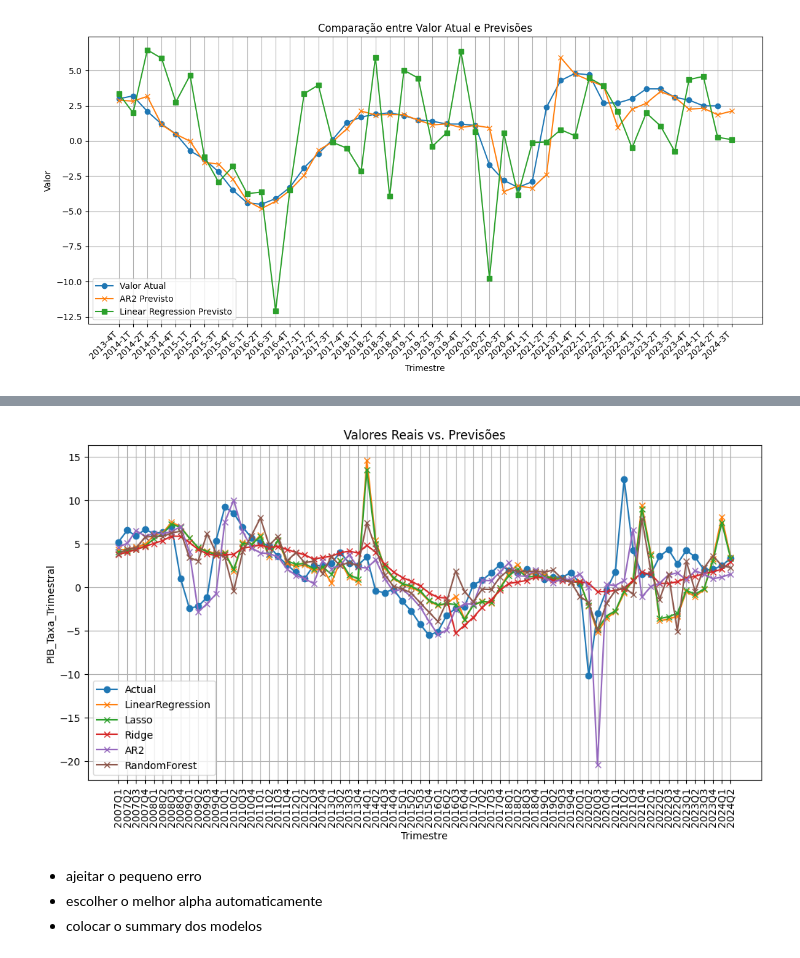
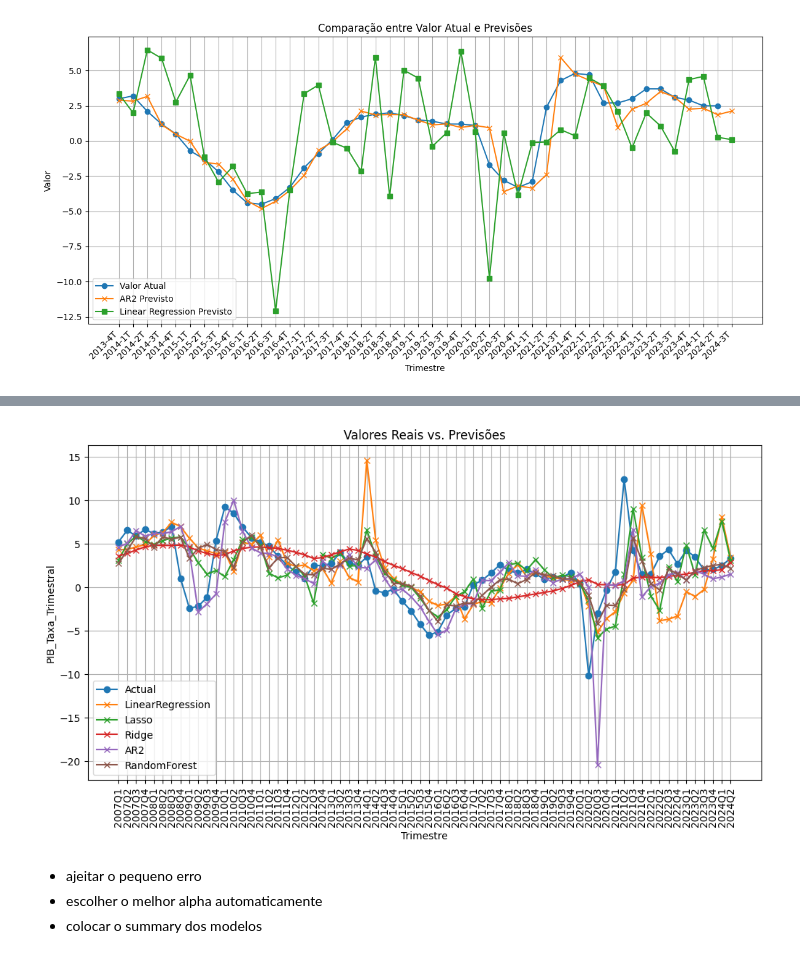
Before and after one commit to dcatrib/tesePython, a Jupyter notebook: Testes_Previsao.ipynb, the cells around one changed output, grey strips where cells are left out. Cells and saved outputs as stored; diff of their text form; code cells hidden in the pictures.

```diff
--- a/Testes_Previsao.ipynb
+++ b/Testes_Previsao.ipynb
@@ -403,71 +403,83 @@ from sklearn.ensemble import RandomForestRegressor
 from statsmodels.tsa.ar_model import AutoReg
 from sklearn.metrics import mean_squared_error
 import statsmodels.api as sm
+import matplotlib.pyplot as plt
 
 # Descartar as observações onde a coluna 'Valor' é missing (NaN)
 df_final_cleaned = df_final_pca.dropna(subset=['PIB_Taxa_Trimestral'])
 df_final_cleaned.loc[:, 'trimestre'] = pd.PeriodIndex(df_final_cleaned['trimestre'], freq='Q')
 df_final_cleaned = df_final_cleaned.set_index('trimestre')  # Set 'trimestre' as index
-#print(df_final_cleaned.head(10))
 
 variavelX = 'PCA'
+variavelX2 = 'Vetor Médio'
 variavelY = 'PIB_Taxa_Trimestral'
 
 # Definir o tamanho da janela deslizante
-window_size = 15 # Ajustar conforme necessário
+window_size = 15  # Ajustar conforme necessário
 
-# Create an empty dictionary to store the forecast results for each model
+# Criar um dicionário vazio para armazenar os resultados das previsões para cada modelo
 forecasts = {}
 
-# Iterate through the models
+# Dicionário para armazenar resumos dos modelos
+model_summaries = {}
+
+# Iterar sobre os modelos
 for model_name in ['LinearRegression', 'Lasso', 'Ridge', 'AR2', 'RandomForest']:
     forecasts[model_name] = []
+    model_summaries[model_name] = []  # Inicializando a lista para armazenar resumos de cada modelo
 
-    # Rolling window loop
+    # Loop da janela deslizante
     for i in range(window_size, len(df_final_cleaned)):
-        # Get the training and testing data for the current window
+        # Obter os dados de treinamento e teste para a janela atual
         train_data = df_final_cleaned.iloc[i - window_size:i]
-        test_data = df_final_cleaned.iloc[i:i + 1]  # Forecast for the next timestamp
+        test_data = df_final_cleaned.iloc[i:i + 1]  # Previsão para o próximo timestamp
 
-        # Prepare features and target variable
+        # Preparar as características e a variável alvo
         X_train = np.array(train_data[variavelX].tolist()).reshape(len(train_data), -1)
         X_test = np.array(test_data[variavelX].tolist()).reshape(len(test_data), -1)
+        X_train2 = np.array(train_data[variavelX2].tolist()).reshape(len(train_data), -1)
+        X_test2 = np.array(test_data[variavelX2].tolist()).reshape(len(test_data), -1)
+
         y_train = train_data[variavelY]
         y_test = test_data[variavelY]
 
-        # Create and train the model based on the model name
+        # Criar e treinar o modelo de acordo com o nome do modelo
         if model_name == 'AR2':
             try:
                 model = AutoReg(y_train, lags=2, trend='n', seasonal=False).fit()  # Removed old='nc'
-                forecast = model.predict(start=len(y_train), end=len(y_train))  # Predict 1 step ahead
+                forecast = model.predict(start=len(y_train), end=len(y_train))  # Prever 1 passo à frente
+                model_summaries[model_name].append({'Model': model_name, 'Params': model.params})
             except ValueError:
-                forecast = [np.nan]  # Or any other appropriate handling for errors
+                forecast = [np.nan]  # Ou qualquer outro manuseio apropriado para erros
         elif model_name == 'Lasso':
-            model = Lasso(alpha=0.1).fit(X_train, y_train)
-            forecast = model.predict(X_test)
+            model = Lasso(alpha=0.01).fit(X_train2, y_train)
+            forecast = model.predict(X_test2)
+            model_summaries[model_name].append({'Model': model_name, 'Coef': model.coef_})
         elif model_name == 'Ridge':
-            model = Ridge(alpha=100).fit(X_train, y_train)
-            forecast = model.predict(X_test)
+            model = Ridge(alpha=100).fit(X_train2, y_train)
+            forecast = model.predict(X_test2)
+            model_summaries[model_name].append({'Model': model_name, 'Coef': model.coef_})
         elif model_name == 'RandomForest':
-            model = RandomForestRegressor().fit(X_train, y_train)
-            forecast = model.predict(X_test)
+            model = RandomForestRegressor().fit(X_train2, y_train)
+            forecast = model.predict(X_test2)
+            model_summaries[model_name].append({'Model': model_name, 'Feature Importances': model.feature_importances_})
         elif model_name == 'LinearRegression':
             model = LinearRegression().fit(X_train, y_train)
             forecast = model.predict(X_test)
+            model_summaries[model_name].append({'Model': model_name, 'Coef': model.coef_, 'Intercept': model.intercept_})
 
         forecasts[model_name].extend(forecast)
 
-
-# Evaluate the models using Mean Squared Error (MSE)
+# Avaliar os modelos usando o Erro Quadrático Médio (MSE)
 for model_name in forecasts:
-    # Calculate the difference in length
+    # Calcular a diferença de comprimento
     diff = len(df_final_cleaned[variavelY][window_size:]) - len(forecasts[model_name])
 
-    # Adjust the target variable to match forecast length, handling potential NaNs
+    # Ajustar a variável alvo para coincidir com o comprimento das previsões, lidando com possíveis NaNs
     actual_values = df_final_cleaned[variavelY][window_size: len(df_final_cleaned[variavelY]) - diff]
     predicted_values_np = np.array(forecasts[model_name])
 
-    # Remove NaNs for MSE calculation
+    # Remover NaNs para o cálculo do MSE
     valid_indices = ~np.isnan(predicted_values_np)
     actual_values = actual_values[valid_indices]
     predicted_values = predicted_values_np[valid_indices]
@@ -475,42 +487,44 @@ for model_name in forecasts:
     mse = mean_squared_error(actual_values, predicted_values)
     print(f'{model_name} MSE: {mse}')
 
-# Create a list to store the data for the DataFrame
+    # Exibir o resumo do modelo
+    #print(f"Resumo do Modelo {model_name}:")
+    #for summary in model_summaries[model_name]:
+      #  print(summary)
+
+# Criar uma lista para armazenar os dados para o DataFrame
 data = []
-# Iterate over the index of actual values
+# Iterar sobre o índice dos valores reais
 for i in range(len(actual_values)):
-    # Create a row with actual value and predictions from all models
-    row = {'Actual': actual_values.iloc[i]}  # Use iloc for index-based access
+    # Criar uma linha com valor real e previsões de todos os modelos
+    row = {'Actual': actual_values.iloc[i]}  # Use iloc para acesso baseado em índice
     for model_name in forecasts:
         try:
-            row[model_name] = forecasts[model_name][i]  # Use i for list indexing
-        except IndexError:  # Handle potential IndexError if forecasts list is shorter
-            row[model_name] = np.nan  # Add NaN if prediction is not available for that timestamp
+            row[model_name] = forecasts[model_name][i]  # Use i para indexação da lista
+        except IndexError:  # Manusear o erro IndexError se a lista de previsões for mais curta
+            row[model_name] = np.nan  # Adicionar NaN se a previsão não estiver disponível para esse timestamp
     data.append(row)
 
-
-# Create the DataFrame
+# Criar o DataFrame
 results_df = pd.DataFrame(data, index=actual_values.index)
-# Display the table
+# Exibir a tabela
 print(results_df)
 
-# Create a figure and axes
-fig, ax = plt.subplots(figsize=(12, 6))  # Adjust figure size as needed
+# Criar uma figura e eixos
+fig, ax = plt.subplots(figsize=(12, 6))  # Ajuste o tamanho da figura conforme necessário
 
 trimestres = results_df.index.to_series().astype(str).tolist()
 
-# Plot the actual values
+# Plotar os valores reais
 ax.plot(trimestres, actual_values.values, label='Actual', marker='o')
-#ax.plot(actual_values.index.to_timestamp().astype(int), actual_values.values, label='Actual', marker='o') # If you converted to a DatetimeIndex using to_timestamp
 
-# Plot the predictions for each model
+# Plotar as previsões de cada modelo
 for model_name in forecasts:
-    # Adjust the predicted values to match the length of actual values
+    # Ajustar os valores previstos para coincidir com o comprimento dos valores reais
     predicted_values = forecasts[model_name][:len(actual_values)]
-
     ax.plot(trimestres, predicted_values, label=model_name, marker='x')
 
-# Set plot labels and title
+# Configurar os rótulos do gráfico e título
 ax.set_xlabel('Trimestre')
 ax.set_ylabel('PIB_Taxa_Trimestral')
 ax.set_title('Valores Reais vs. Previsões')
@@ -520,7 +534,7 @@ ax.grid(True)
 # Rotacionar os rótulos do eixo X
 plt.xticks(rotation=90)
 
-# Display the plot
+# Exibir o gráfico
 plt.show()
 # %% [output]
 LinearRegression MSE: 16.093812981747377
@@ -541,6 +555,6 @@ trimestre
 
 [70 rows x 6 columns]
-[figure, old version]
+[figure, new version]
 # %% [markdown]
 - ajeitar o pequeno erro
 - escolher o melhor alpha automaticamente
```
Also changed, not shown: parts of 5 cells of this notebook.
